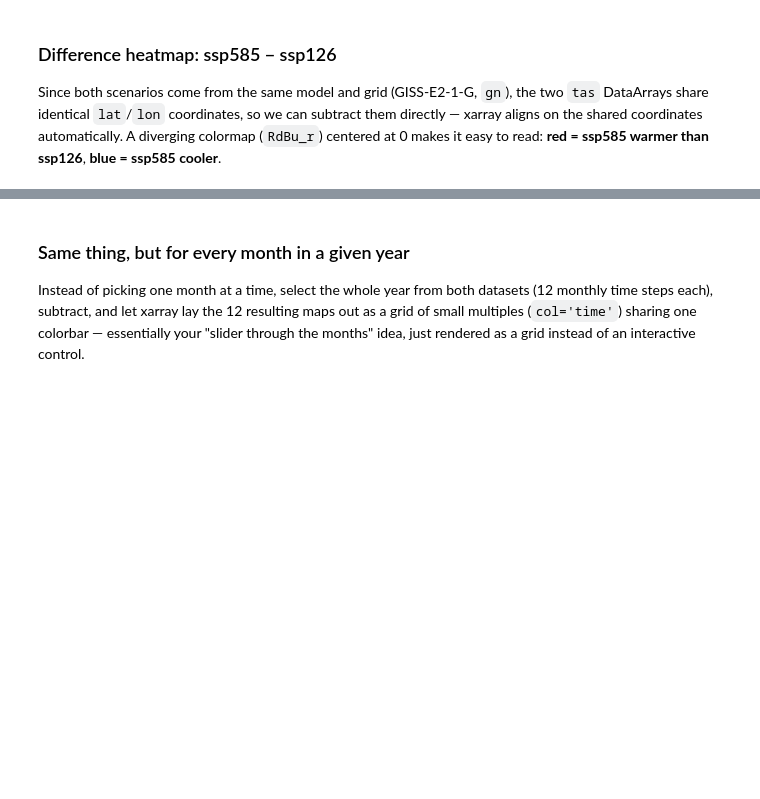
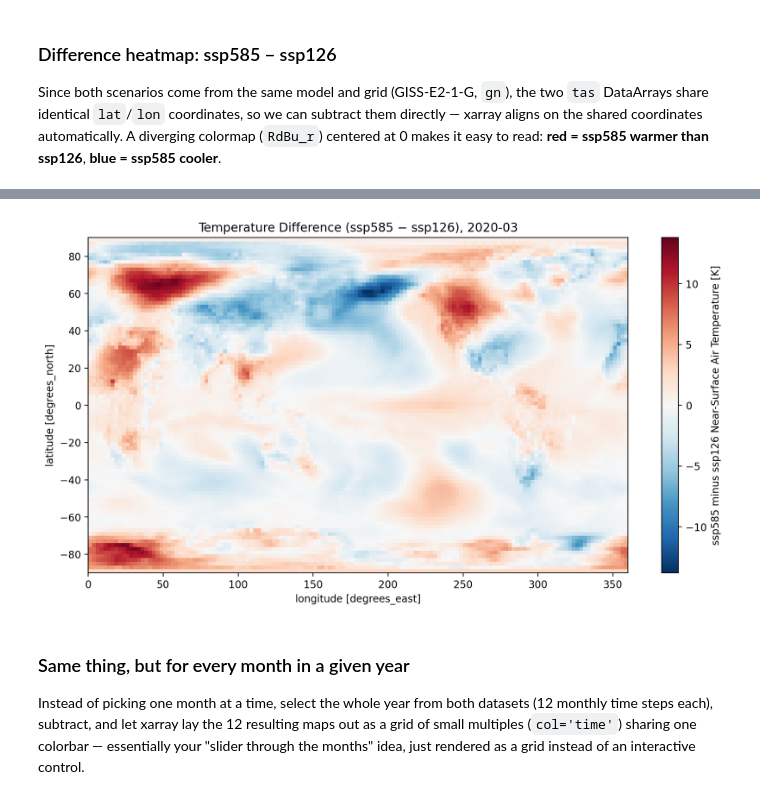
Before and after one commit to DonLe727/DSC-106-Project-3, a Jupyter notebook: CMIP Draft.ipynb, the cells around one changed output, grey strips where cells are left out. Drawn from its saved outputs; the diff is of its cells as text; code cells hidden in the pictures; blank space fills up the shorter version.

```diff
--- a/CMIP.ipynb
+++ b/CMIP Draft.ipynb
@@ -220,3 +228,7 @@ diff_2020 = plot_tas_diff(ds_month_ssp585, ds_month_ssp126, '2020-01')
+# %%
+diff_2020 = plot_tas_diff(ds_month_ssp585, ds_month_ssp126, '2020-03')
+# %% [output]
+[figure, added]
 # %% [markdown]
 ### Same thing, but for every month in a given year
 
```
Also changed, not shown: parts of 5 cells of this notebook, 1 other file.
